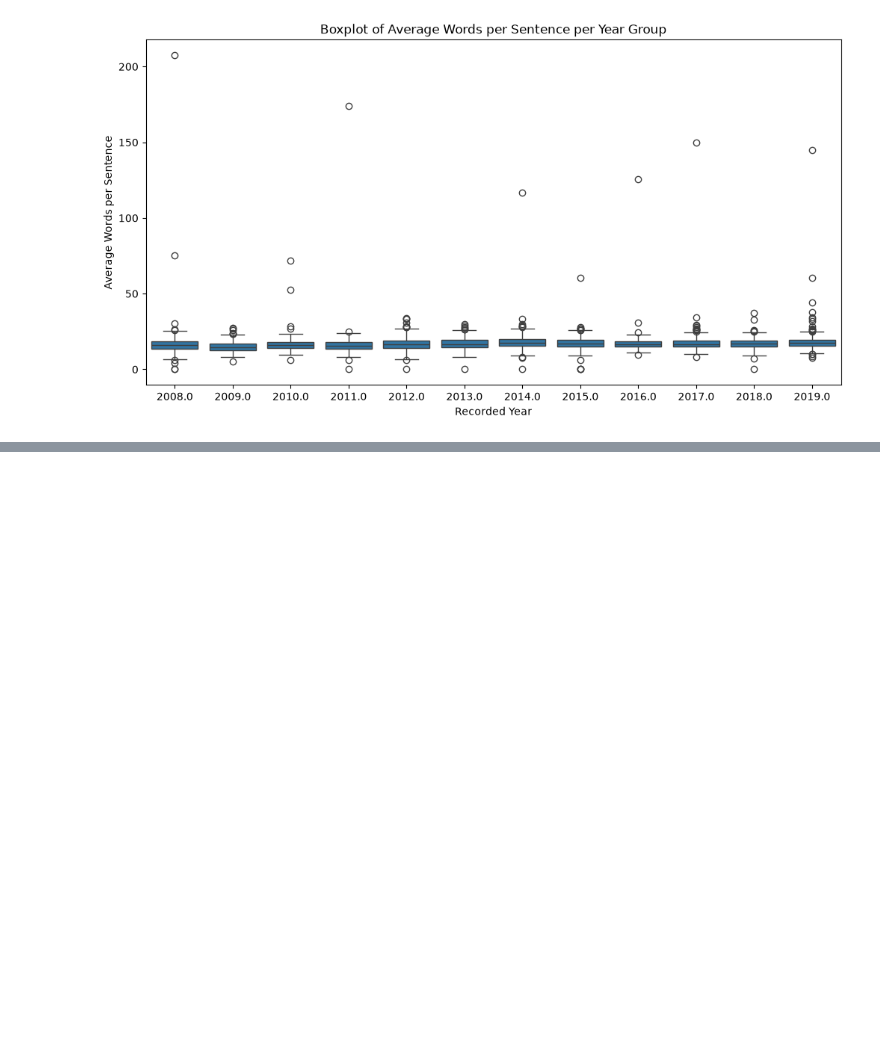
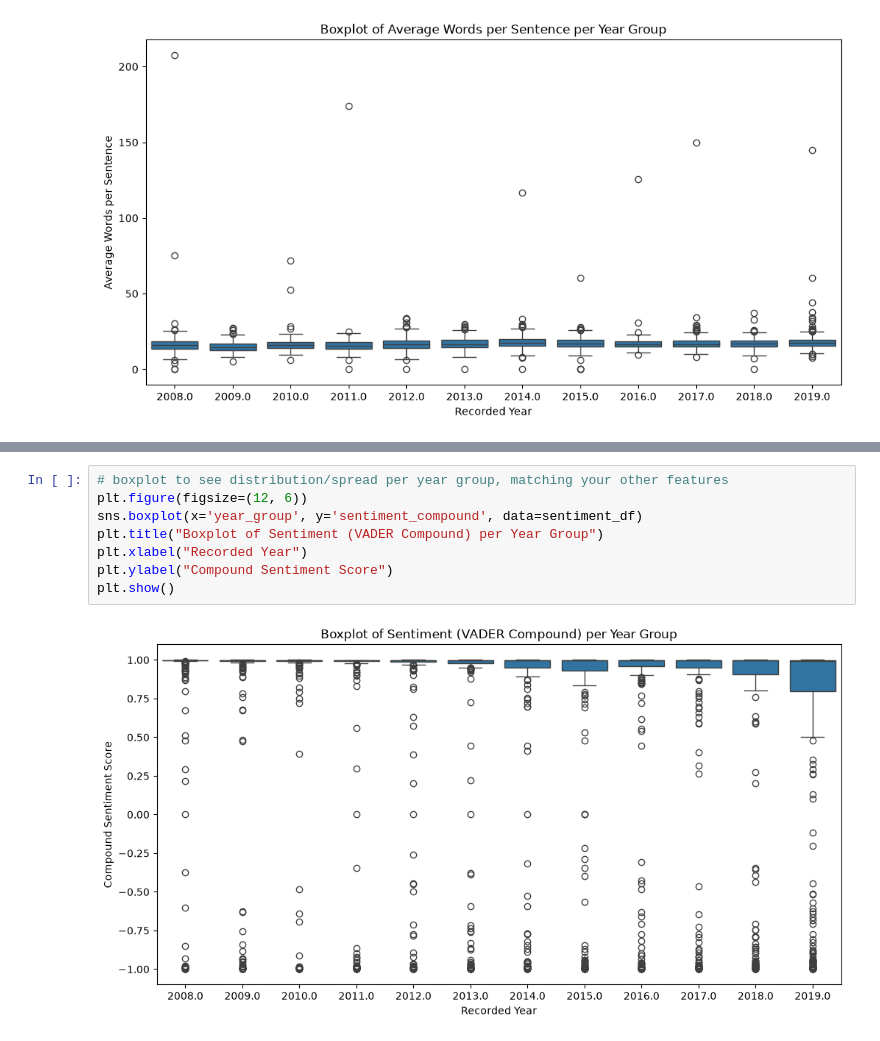
Before and after one commit to emilyedono/TEDTalkNLP, a Jupyter notebook: Code/TedTalkNLP_Rhetoric.ipynb, the cells around one changed output, grey strips where cells are left out. Drawn from its saved outputs; the diff is of its cells as text; blank space fills up the shorter version.

```diff
--- a/Code/TedTalkNLP_Rhetoric.ipynb
+++ b/Code/TedTalkNLP_Rhetoric.ipynb
@@ -473,0 +554,10 @@ plt.show()
+# %%
+# boxplot to see distribution/spread per year group, matching your other features
+plt.figure(figsize=(12, 6))
+sns.boxplot(x='year_group', y='sentiment_compound', data=sentiment_df)
+plt.title("Boxplot of Sentiment (VADER Compound) per Year Group")
+plt.xlabel("Recorded Year")
+plt.ylabel("Compound Sentiment Score")
+plt.show()
+# %% [output]
+[figure, added]
```
Also changed, not shown: parts of 6 cells of this notebook.
